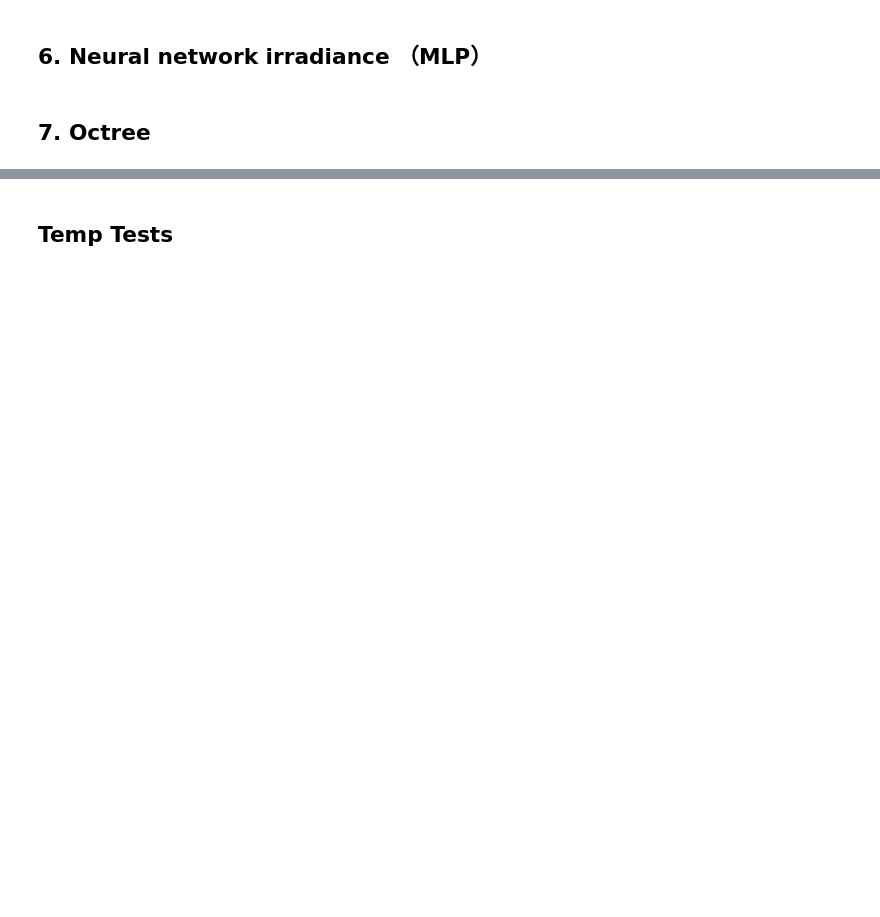
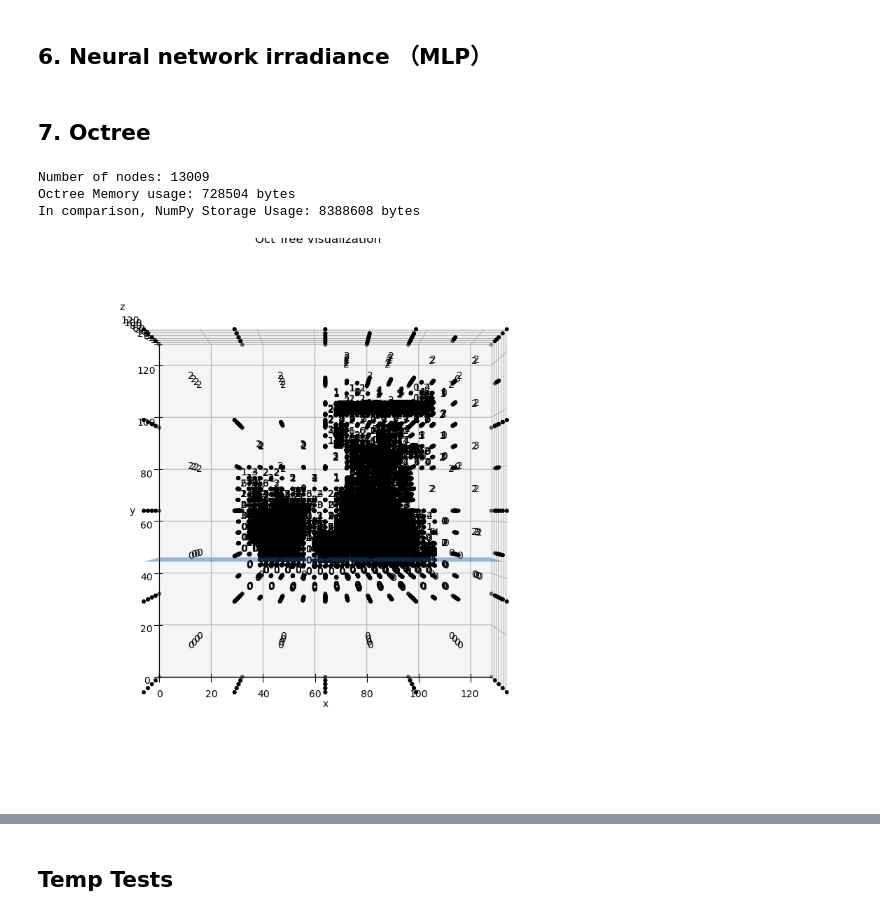
Before and after one commit to swirling-wind/Eikonal-Voxel-Rendering, a Jupyter notebook: main.ipynb, the cells around one changed output, grey strips where cells are left out. Saved outputs shown, nothing was run; the diff lists cells and outputs as text; code cells hidden in the pictures; blank space fills up the shorter version.

```diff
--- a/main.ipynb
+++ b/main.ipynb
@@ -634,35 +639,40 @@ class OcTree:
         plt.show()
 
     def _visualize_node(self, ax, node: Node | None, x: float, y: float, z: float, size: float):
         if node is None:
             return
         if node.is_leaf:
             cube = np.array([
                 [x, y, z],
                 [x + size, y, z],
                 [x + size, y + size, z],
                 [x, y + size, z],
                 [x, y, z + size],
                 [x + size, y, z + size],
                 [x + size, y + size, z + size],
                 [x, y + size, z + size]
             ])
             ax.scatter(cube[:, 0], cube[:, 1], cube[:, 2], c='black', s=10)
             ax.text(x + size / 2, y + size / 2, z + size / 2, str(int(node.val)), ha='center', va='center')
         else:
             half_size = size / 2
             for i, child in enumerate(node.children):
                 child_x = x + (i >> 2) * half_size
                 child_y = y + ((i >> 1) & 1) * half_size
                 child_z = z + (i & 1) * half_size
                 self._visualize_node(ax, child, child_x, child_y, child_z, half_size)
 
 octree = OcTree(threshold=10)
-octree.construct(irradiance_grid.cpu().numpy())
+octree.construct(irradiance_grid)
 print(f"Number of nodes: {len(octree)}")
 print(f"Octree Memory usage: {octree.__sizeof__()} bytes")
-print(f"In comparison, NumPy Storage Usage: {irradiance_grid.cpu().numpy().nbytes} bytes")
+print(f"In comparison, NumPy Storage Usage: {irradiance_grid.nbytes} bytes")
 octree.visualize()
+# %% [output]
+Number of nodes: 13009
+Octree Memory usage: 728504 bytes
+In comparison, NumPy Storage Usage: 8388608 bytes
+[figure, added]
 # %%
 x, y, z = 60, 60, 60
 value = octree.query(x, y, z)
```
Also changed, not shown: parts of 7 cells of this notebook.
